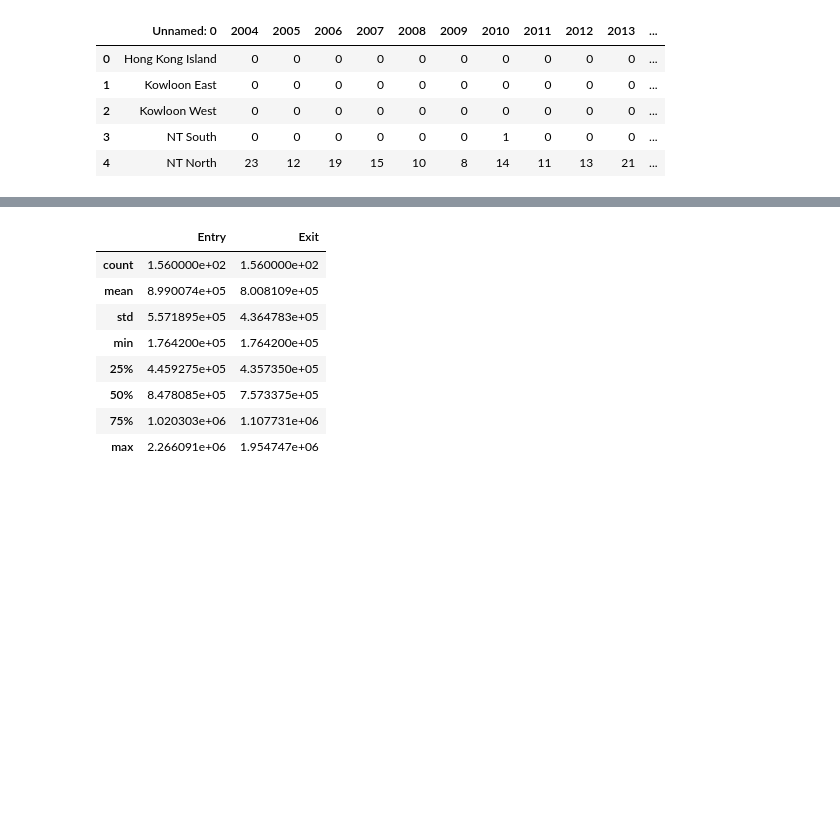
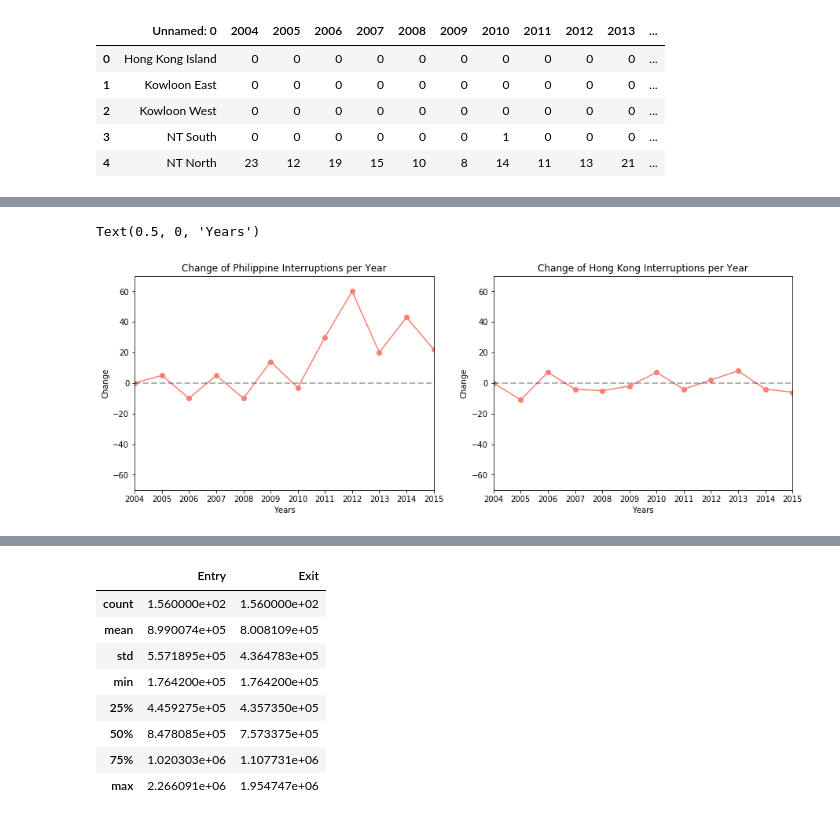
Before and after one commit to kylesantiago/-DATASCI-Final, a Jupyter notebook: [DATASCI] Final.ipynb, the cells around one changed output, grey strips where cells are left out. Drawn from its saved outputs; the diff is of its cells as text; code cells hidden in the pictures; blank space fills up the shorter version.

```diff
--- a/[DATASCI] Final.ipynb
+++ b/[DATASCI] Final.ipynb
@@ -120,0 +234,38 @@ plt.xticks(rotation=45)
+# %%
+totalDFPH = pd.DataFrame(sumPH)
+totalDictPH = {}
+totalDictHK = {}
+for year,val in zip(tempDFMRT.columns,totalDFPH.diff()[0]):
+    totalDictPH[year] = val
+
+totalDictPH['2004'] = 0
+
+for year,val in zip(tempDFMRT.columns,tempDFHK.sum(axis = 0, skipna = True).diff()):
+    totalDictHK[year] = val
+
+totalDictHK['2004'] = 0
+
+fig = plt.figure(figsize=(15, 5))
+
+ax = fig.add_subplot(1,2,1)
+
+ax.plot(list(totalDictPH.keys()),list(totalDictPH.values()), label="HongKong", marker='o',color="salmon")
+ax.plot(['2004','2015'],[0,0], 'k', lw=2, linestyle='--', alpha=0.3)
+ax.set_ylim(ymin=-70,ymax= 70)
+ax.set_xlim(xmin='2004',xmax='2015')
+ax.set_title("Change of Philippine Interruptions per Year")
+ax.set_ylabel("Change")
+ax.set_xlabel("Years")
+
+ax = fig.add_subplot(1,2,2)
+
+ax.plot(list(totalDictHK.keys()),list(totalDictHK.values()), label="HongKong", marker='o',color="salmon")
+ax.plot(['2004','2015'],[0,0], 'k', lw=2, linestyle='--', alpha=0.3)
+ax.set_ylim(ymin=-70,ymax= 70)
+ax.set_xlim(xmin='2004',xmax='2015')
+ax.set_title("Change of Hong Kong Interruptions per Year")
+ax.set_ylabel("Change")
+ax.set_xlabel("Years")
+# %% [output]
+Text(0.5, 0, 'Years')
+[figure, added]
```
Also changed, not shown: parts of 70 cells of this notebook, 9 other files.
